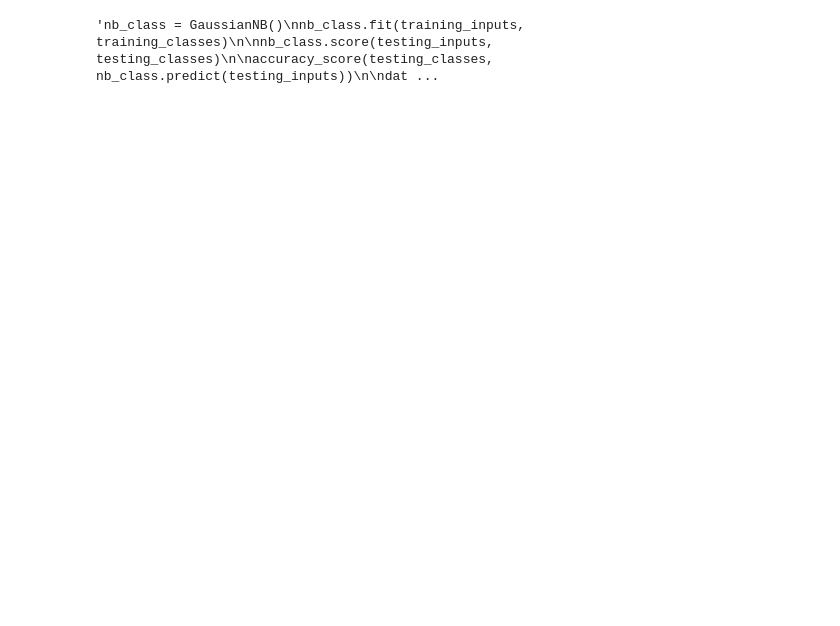
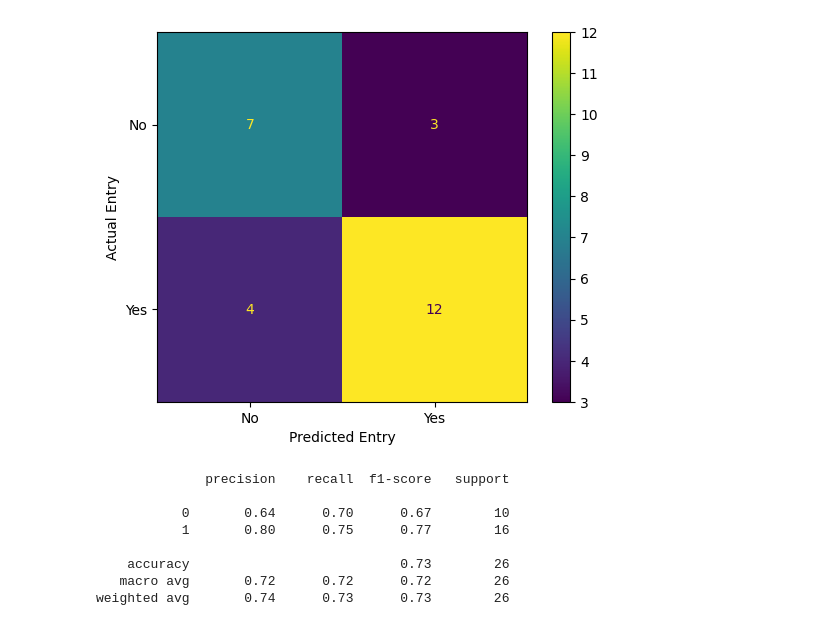
Before and after one commit to sirkotal/feup-ac, a Jupyter notebook: training.ipynb, the cells around one changed output. Cells and saved outputs as stored; diff of their text form; code cells hidden in the pictures; blank space fills up the shorter version.

```diff
--- a/training.ipynb
+++ b/training.ipynb
@@ -133,12 +148,20 @@ data_results(testing_classes, testing_inputs, rdg_class)'''
 # %%
-'''nb_class = GaussianNB()
+nb_class = GaussianNB()
 nb_class.fit(training_inputs, training_classes)
 
 nb_class.score(testing_inputs, testing_classes)
 
 accuracy_score(testing_classes, nb_class.predict(testing_inputs))
 
-data_results(testing_classes, testing_inputs, nb_class)'''
+data_results(testing_classes, testing_inputs, nb_class)
 # %% [output]
+[figure, added]
-'nb_class = GaussianNB()\nnb_class.fit(training_inputs, training_classes)\n\nnb_class.score(testing_inputs, testing_classes)\n\naccuracy_score(testing_classes, nb_class.predict(testing_inputs))\n\ndat ...
+              precision    recall  f1-score   support
+
+           0       0.64      0.70      0.67        10
+           1       0.80      0.75      0.77        16
+
+    accuracy                           0.73        26
+   macro avg       0.72      0.72      0.72        26
+weighted avg       0.74      0.73      0.73        26
 # %%
```
Also changed, not shown: parts of 8 cells of this notebook, 3 other files.
